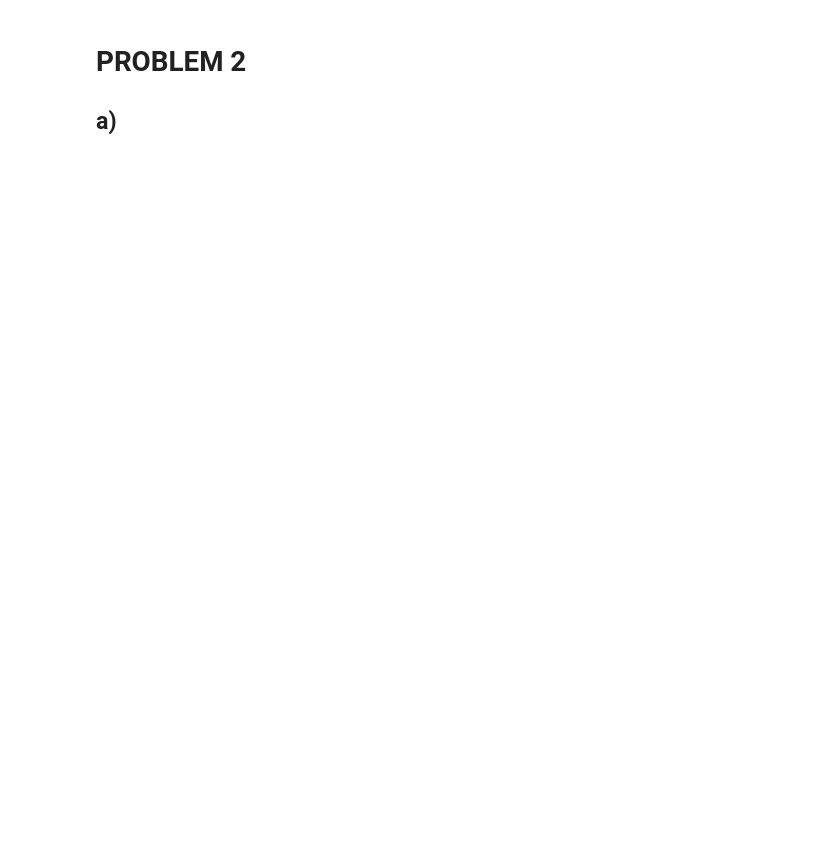
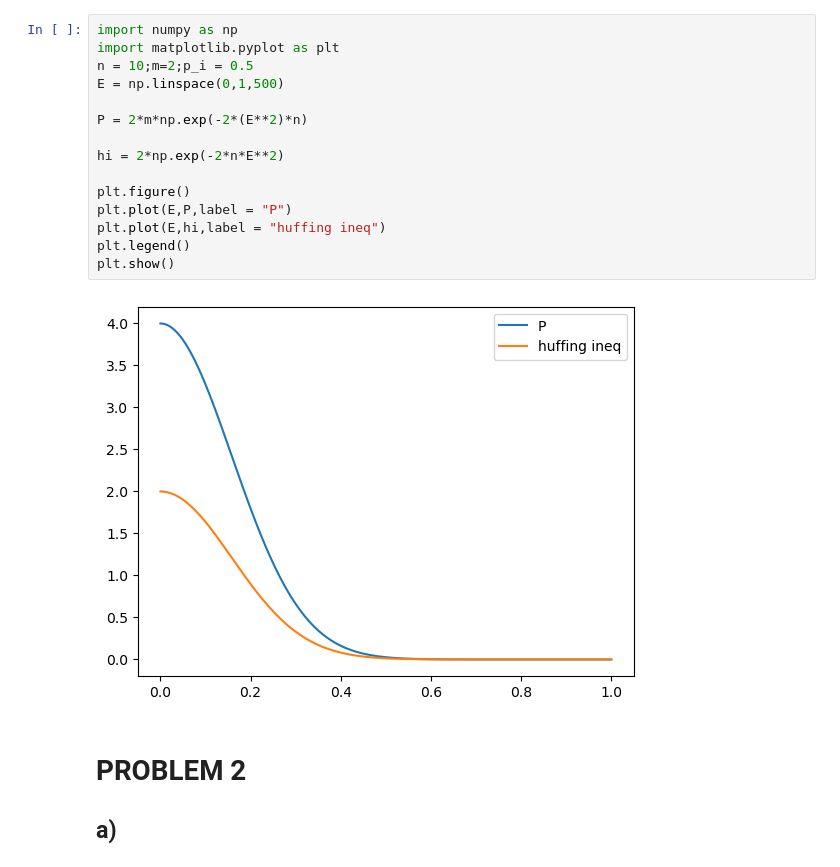
Before and after one commit to FlintMorgan/ML_independent_study, a Jupyter notebook: HW_1_Morgan_Flint.ipynb, the cells around one changed output. Drawn from its saved outputs; the diff is of its cells as text; blank space fills up the shorter version.

```diff
--- a/HW_1_Morgan_Flint.ipynb
+++ b/HW_1_Morgan_Flint.ipynb
@@ -1,3 +4,20 @@
+# %%
+import numpy as np
+import matplotlib.pyplot as plt
+n = 10;m=2;p_i = 0.5
+E = np.linspace(0,1,500)
+
+P = 2*m*np.exp(-2*(E**2)*n)
+
+hi = 2*np.exp(-2*n*E**2)
+
+plt.figure()
+plt.plot(E,P,label = "P")
+plt.plot(E,hi,label = "huffing ineq")
+plt.legend()
+plt.show()
+# %% [output]
+[figure, added]
 # %% [markdown]
 # PROBLEM 2
 
```
Also changed, not shown: parts of 2 cells of this notebook, 4 other files.
